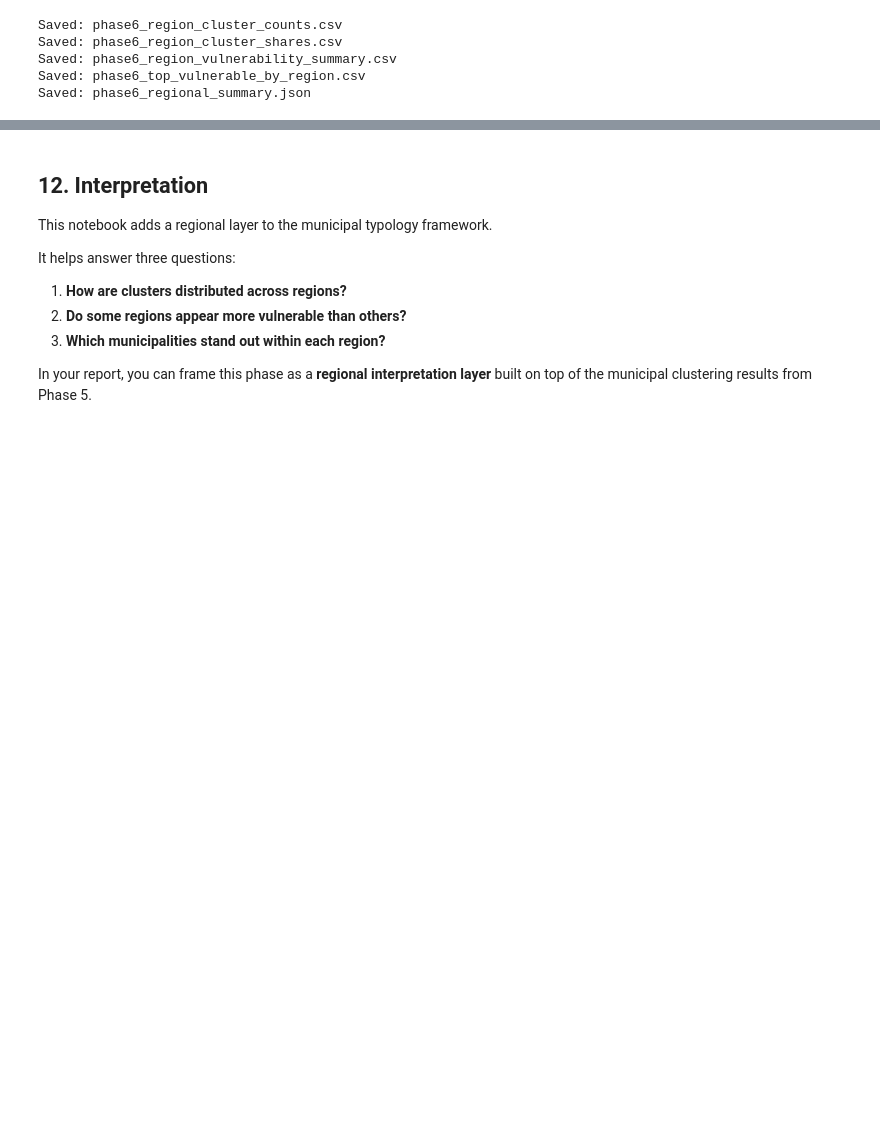
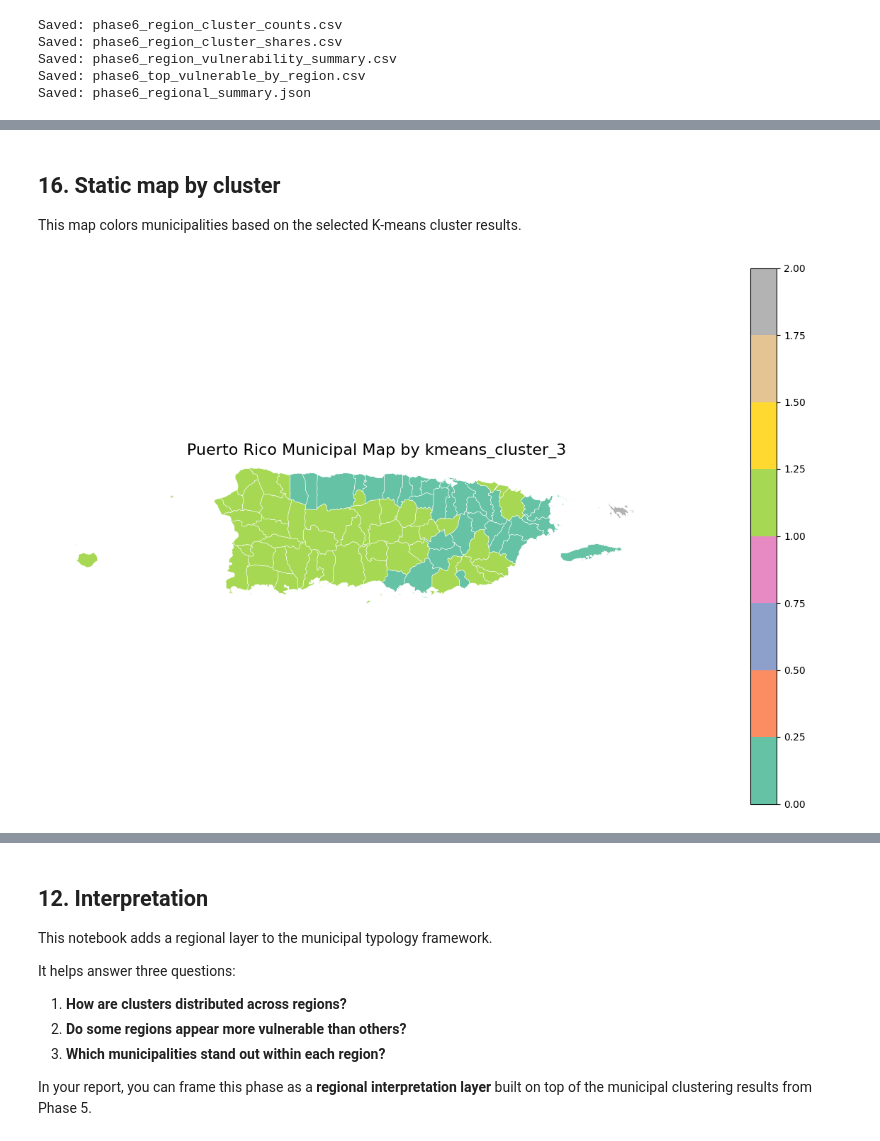
Before and after one commit to Venettov/CAPSTONE_DATA_SCIENCE_RIVERARUIZ, a Jupyter notebook: analysis/Phase6_Regional_Cluster_Analysis.ipynb, the cells around one changed output, grey strips where cells are left out. Saved outputs shown, nothing was run; the diff lists cells and outputs as text; code cells hidden in the pictures; blank space fills up the shorter version.

```diff
--- a/analysis/Phase6_Regional_Cluster_Analysis.ipynb
+++ b/analysis/Phase6_Regional_Cluster_Analysis.ipynb
@@ -385,0 +508,31 @@ Saved: phase6_regional_summary.json
+# %% [markdown]
+## 16. Static map by cluster
+
+This map colors municipalities based on the selected K-means cluster results.
+# %%
+# detect active cluster column
+cluster_col = None
+for candidate in ["kmeans_cluster_3", "kmeans_cluster_4", "kmeans_cluster"]:
+    if candidate in map_gdf.columns:
+        cluster_col = candidate
+        break
+
+if cluster_col is None:
+    raise ValueError("No K-means cluster column found in merged map data.")
+
+fig, ax = plt.subplots(figsize=(12, 8))
+map_gdf.plot(
+    column=cluster_col,
+    cmap="Set2",
+    linewidth=0.4,
+    edgecolor="white",
+    legend=True,
+    ax=ax
+)
+
+ax.set_title(f"Puerto Rico Municipal Map by {cluster_col}", fontsize=16)
+ax.axis("off")
+plt.tight_layout()
+plt.show()
+# %% [output]
+[figure, added]
```
Also changed, not shown: parts of 17 cells of this notebook, 16 other files.
